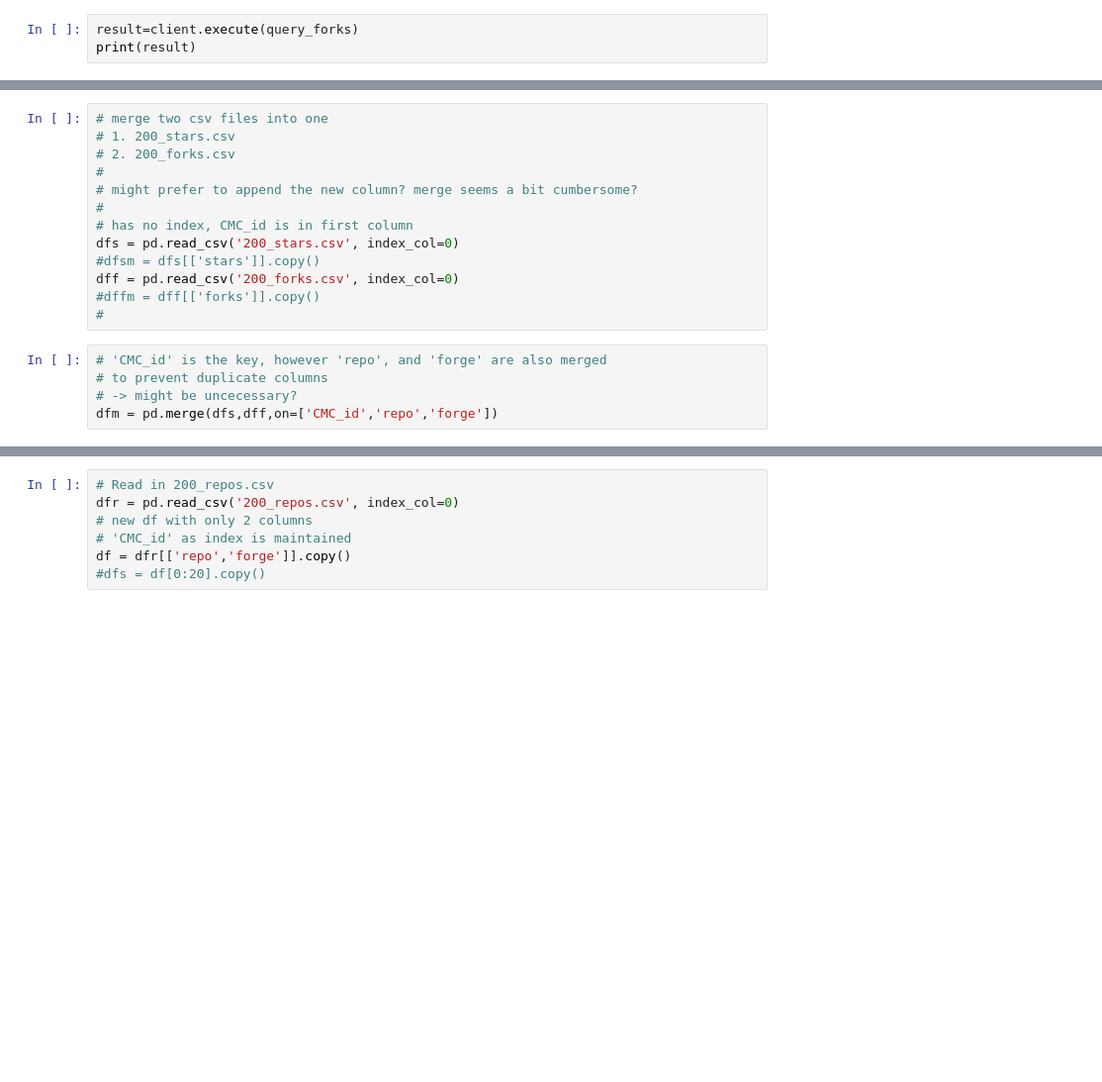
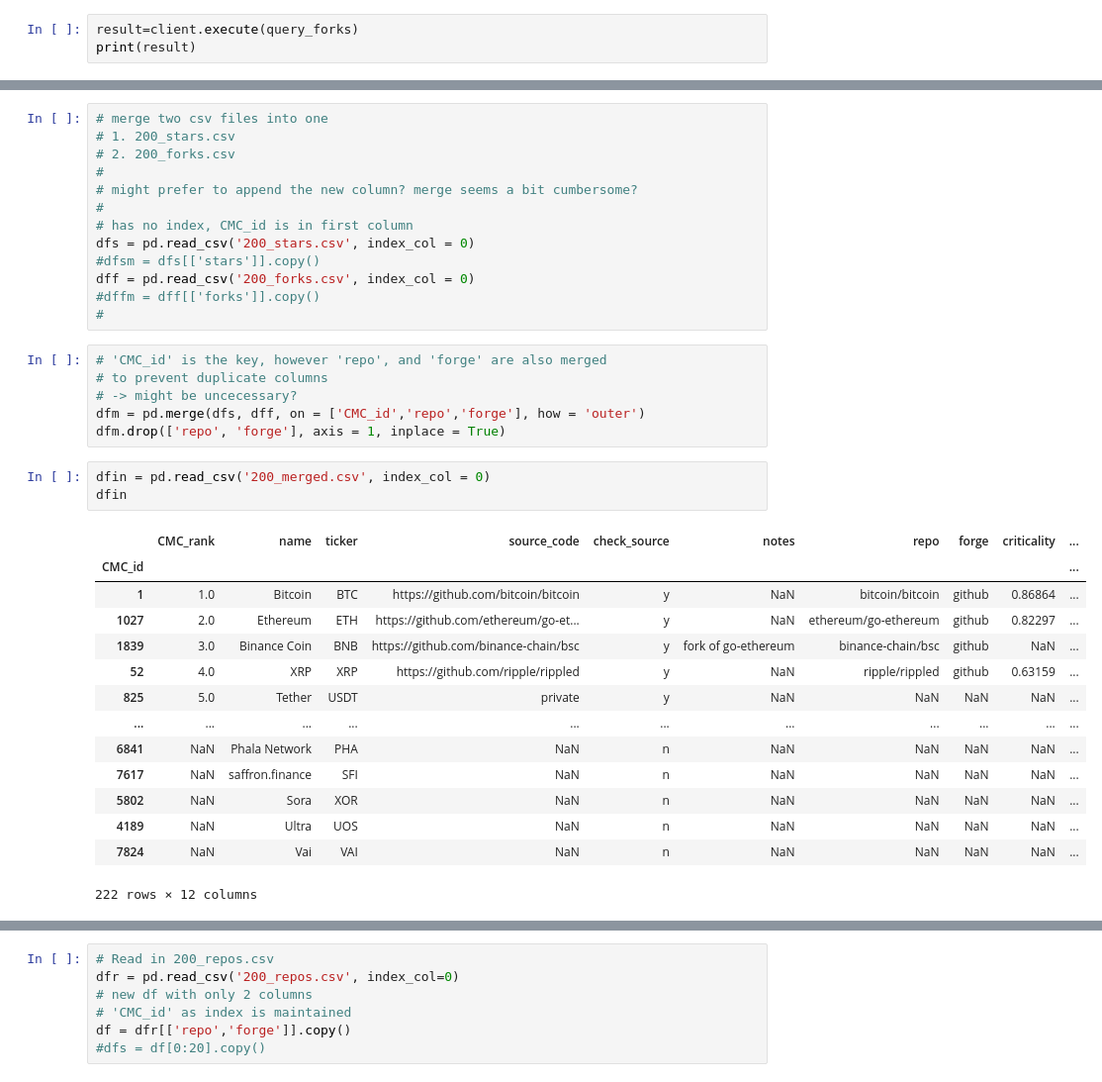
Before and after one commit to millecodex/SEM, a Jupyter notebook: clickhouse_integration.ipynb, the cells around one changed output, grey strips where cells are left out. Shown at 99% size. Saved outputs shown, nothing was run; the diff lists cells and outputs as text; blank space fills up the shorter version.

```diff
--- a/clickhouse_integration.ipynb
+++ b/clickhouse_integration.ipynb
@@ -186,13 +226,32 @@ df
 # might prefer to append the new column? merge seems a bit cumbersome?
 #
 # has no index, CMC_id is in first column
-dfs = pd.read_csv('200_stars.csv', index_col=0)
+dfs = pd.read_csv('200_stars.csv', index_col = 0)
 #dfsm = dfs[['stars']].copy()
-dff = pd.read_csv('200_forks.csv', index_col=0)
+dff = pd.read_csv('200_forks.csv', index_col = 0)
 #dffm = dff[['forks']].copy()
 #
 # %%
 # 'CMC_id' is the key, however 'repo', and 'forge' are also merged
 # to prevent duplicate columns
 # -> might be uncecessary?
-dfm = pd.merge(dfs,dff,on=['CMC_id','repo','forge'])
+dfm = pd.merge(dfs, dff, on = ['CMC_id','repo','forge'], how = 'outer')
+dfm.drop(['repo', 'forge'], axis = 1, inplace = True)
+# %%
+dfin = pd.read_csv('200_merged.csv', index_col = 0)
+dfin
+# %% [output]
+|  | CMC_rank | name | ticker | source_code | check_source | notes | repo | forge | criticality | ... |
+| CMC_id |  |  |  |  |  |  |  |  |  | ... |
+| 1 | 1.0 | Bitcoin | BTC | https://github.com/bitcoin/bitcoin | y | NaN | bitcoin/bitcoin | github | 0.86864 | ... |
+| 1027 | 2.0 | Ethereum | ETH | https://github.com/ethereum/go-et... | y | NaN | ethereum/go-ethereum | github | 0.82297 | ... |
+| 1839 | 3.0 | Binance Coin | BNB | https://github.com/binance-chain/bsc | y | fork of go-ethereum | binance-chain/bsc | github | NaN | ... |
+| 52 | 4.0 | XRP | XRP | https://github.com/ripple/rippled | y | NaN | ripple/rippled | github | 0.63159 | ... |
+| 825 | 5.0 | Tether | USDT | private | y | NaN | NaN | NaN | NaN | ... |
+| ... | ... | ... | ... | ... | ... | ... | ... | ... | ... | ... |
+| 6841 | NaN | Phala Network | PHA | NaN | n | NaN | NaN | NaN | NaN | ... |
+| 7617 | NaN | saffron.finance | SFI | NaN | n | NaN | NaN | NaN | NaN | ... |
+| 5802 | NaN | Sora | XOR | NaN | n | NaN | NaN | NaN | NaN | ... |
+| 4189 | NaN | Ultra | UOS | NaN | n | NaN | NaN | NaN | NaN | ... |
+| 7824 | NaN | Vai | VAI | NaN | n | NaN | NaN | NaN | NaN | ... |
+222 rows × 12 columns
```
Also changed, not shown: parts of 26 cells of this notebook.
